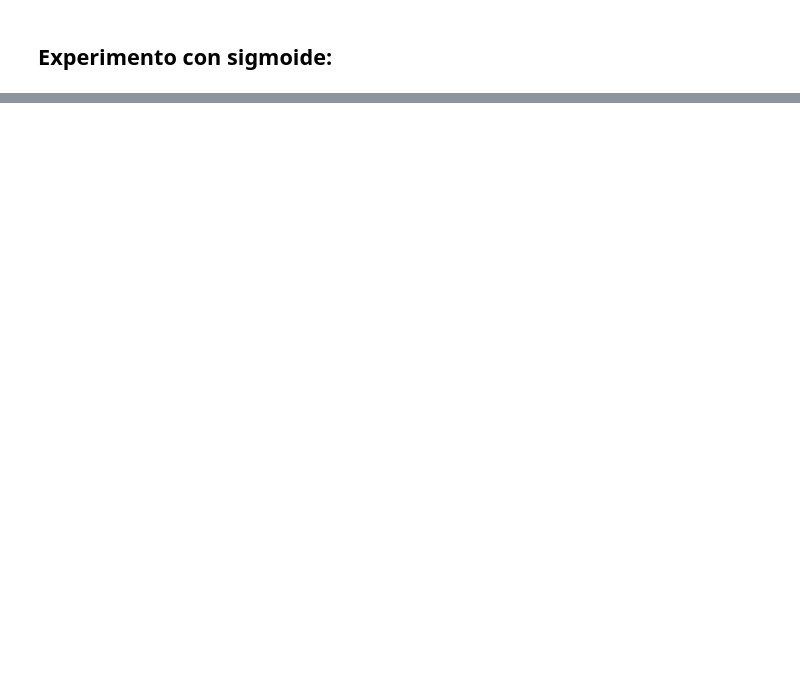
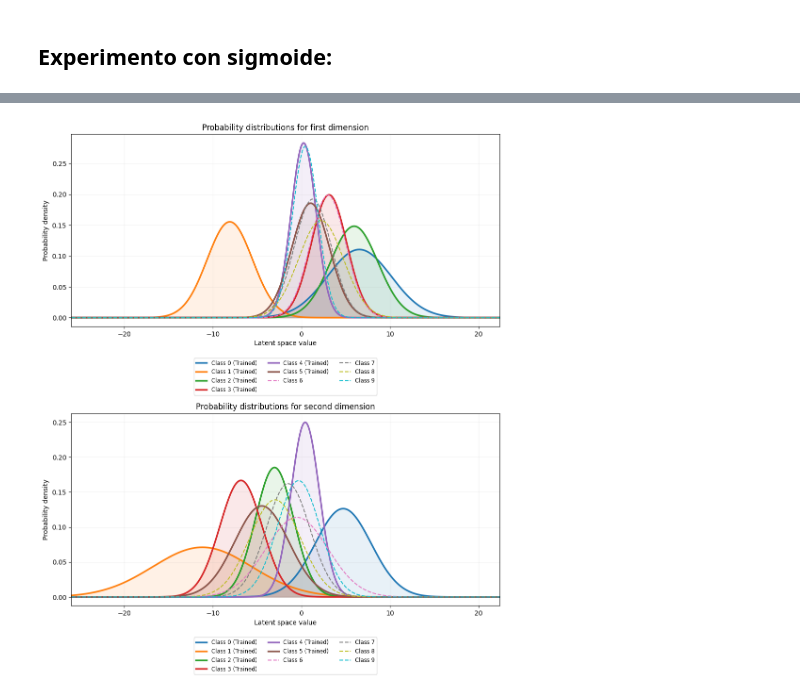
Before and after one commit to Lucy-syu/Out-of-distribution-Detection-Model, a Jupyter notebook: OODAutoencoder.ipynb, the cells around one changed output, grey strips where cells are left out. Saved outputs shown, nothing was run; the diff lists cells and outputs as text; code cells hidden in the pictures; blank space fills up the shorter version.

```diff
--- a/OODAutoencoder.ipynb
+++ b/OODAutoencoder.ipynb
@@ -206,0 +539,48 @@ class Encoder(nn.Module):
+# %%
+# Utiliza encodings_np extraído en la Celda 2 para incluir las 10 clases
+x_min, x_max = encodings_np.min(), encodings_np.max()
+x_range = np.linspace(x_min - 1, x_max + 1, 500)
+colors = plt.cm.tab10(np.linspace(0, 1, 10))
+
+fig, (ax1, ax2) = plt.subplots(2, 1, figsize=(10, 12))
+
+from scipy.stats import norm # Asegurando que norm esté importado
+
+for clase in range(10):  # 10 classes.
+    estilo = '-' if clase <= 5 else '--'
+    ancho = 2.5 if clase <= 5 else 1.5
+    alpha_relleno = 0.1 if clase <= 5 else 0.0
+    etiqueta = f'Class {clase} (Trained)' if clase <= 5 else f'Class {clase}'
+
+    # Dimension 1.
+    datos_d1 = encodings_np[labels_np == clase][:, 0]
+    if len(datos_d1) > 0:
+        mu1, std1 = np.mean(datos_d1), np.std(datos_d1)
+        p_x1 = norm.pdf(x_range, mu1, std1) if std1 > 0 else np.zeros_like(x_range)
+
+        ax1.plot(x_range, p_x1, label=etiqueta, color=colors[clase], lw=ancho, linestyle=estilo)
+        if alpha_relleno > 0:
+            ax1.fill_between(x_range, p_x1, alpha=alpha_relleno, color=colors[clase])
+
+    # Dimension 2.
+    datos_d2 = encodings_np[labels_np == clase][:, 1]
+    if len(datos_d2) > 0:
+        mu2, std2 = np.mean(datos_d2), np.std(datos_d2)
+        p_x2 = norm.pdf(x_range, mu2, std2) if std2 > 0 else np.zeros_like(x_range)
+
+        ax2.plot(x_range, p_x2, label=etiqueta, color=colors[clase], lw=ancho, linestyle=estilo)
+        if alpha_relleno > 0:
+            ax2.fill_between(x_range, p_x2, alpha=alpha_relleno, color=colors[clase])
+
+for ax, title in zip([ax1, ax2], ['Probability distributions for first dimension', 'Probability distributions for second dimension']):
+    ax.set_title(f'{title}')
+    ax.set_xlabel('Latent space value')
+    ax.set_ylabel('Probability density')
+    ax.legend(loc='upper center', bbox_to_anchor=(0.5, -0.15), ncol=3, fontsize='small')
+    ax.grid(True, alpha=0.2)
+    ax.set_xlim(x_min - 0.5, x_max + 0.5)
+
+plt.tight_layout()
+plt.show()
+# %% [output]
+[figure, added]
```
Also changed, not shown: parts of 12 cells of this notebook.
